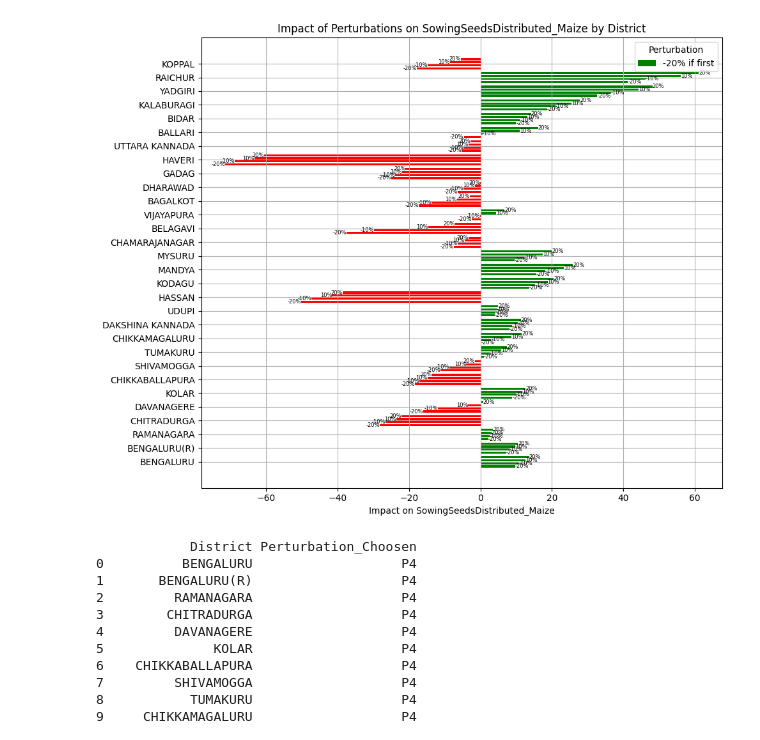
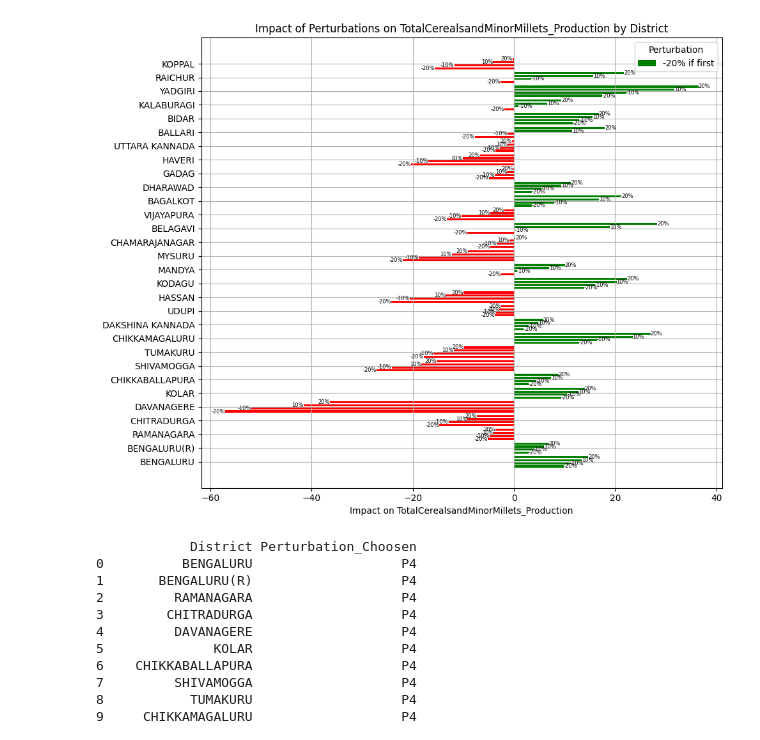
Before and after one commit to Annie-blare/WSL-FINALCODE, a Jupyter notebook: TotalCerealsandMinorMillets_Production.ipynb, the cells around one changed output. Drawn from its saved outputs; the diff is of its cells as text; code cells hidden in the pictures.

```diff
--- a/TotalCerealsandMinorMillets_Production.ipynb
+++ b/TotalCerealsandMinorMillets_Production.ipynb
@@ -159,7 +159,7 @@ def district_analysis(file_path, factor, Capability_Vector, user_perturbations):
 # Example Usage:
 file_path = '/content/Agriculture_KAG_2016_17.csv'
 factor = 'TotalNPK'
-Capability_Vector = 'SowingSeedsDistributed_Maize'
+Capability_Vector = 'TotalCerealsandMinorMillets_Production'
 user_perturbations = [-20,-10,10,20]
 district_analysis(file_path, factor, Capability_Vector, user_perturbations)
 # %% [output]
@@ -268,7 +268,7 @@ def plot_impact_analysis(file_path, factor, Capability_Vector, user_perturbation
 # Example usage
 file_path = '/content/Agriculture_KAG_2016_17.csv'  # Update this path as needed
 factor = 'TotalNPK'  # This could be any factor like 'NPK', 'PesticideUse', etc.
-Capability_Vector = 'SowingSeedsDistributed_Maize'  # This could be any CV like 'Maize Production', 'Wheat Yield', etc.
+Capability_Vector = 'TotalCerealsandMinorMillets_Production'  # This could be any CV like 'Maize Production', 'Wheat Yield', etc.
 user_perturbations = [-20, -10, 10, 20]  # Example perturbations in percentages
 
 # Perform the analysis and plot for all districts
@@ -366,35 +366,35 @@ def plot_impact_analysis(file_path, factor, Capability_Vector, user_perturbation
     start_position = np.linspace(-total_group_width / 2, total_group_width / 2, len(user_perturbations))
 
     # Plot
     plt.figure(figsize=(10, 8))
 
     for i, perturbation in enumerate(user_perturbations):
         offsets = start_position[i]
         colors = generate_colors(all_districts_impacts[i])
         for j, district in enumerate(districts):
             impact = all_districts_impacts[i][j]
             position = bar_positions[j] + offsets
             plt.barh(position, impact, height=bar_height, color=colors[j], label=f'{perturbation}% if first' if i == 0 and j == 0 else "")
             plt.text(impact, position, f'{perturbation}%', va='center', ha='right' if impact < 0 else 'left', fontsize=6)
 
     plt.yticks(bar_positions, districts)
     plt.xlabel('Impact on ' + Capability_Vector)
     plt.title('Impact of Perturbations on ' + Capability_Vector + ' by District')
     plt.legend(title='Perturbation')
     plt.grid(True)  # Enable grid lines on both axes
     plt.tight_layout()
     plt.show()
 
 # Example usage
 file_path = '/content/Agriculture_KAG_2016_17.csv'  # Update this path as needed
 factor = 'TotalNPK'  # This could be any factor like 'NPK', 'PesticideUse', etc.
-Capability_Vector = 'SowingSeedsDistributed_Maize'  # This could be any CV like 'Maize Production', 'Wheat Yield', etc.
+Capability_Vector = 'TotalCerealsandMinorMillets_Production'  # This could be any CV like 'Maize Production', 'Wheat Yield', etc.
 user_perturbations = [-20, -10, 10, 20]  # Example perturbations in percentages
 
 # Perform the analysis and plot for all districts
 plot_impact_analysis(file_path, factor, Capability_Vector, user_perturbations)
 # %% [output]
-[figure, old version]
+[figure, new version]
 # %%
 ###########(5.)WHICH PERTURBATION TO CHOOSE
 # %%
```
Also changed, not shown: parts of 5 cells of this notebook.
